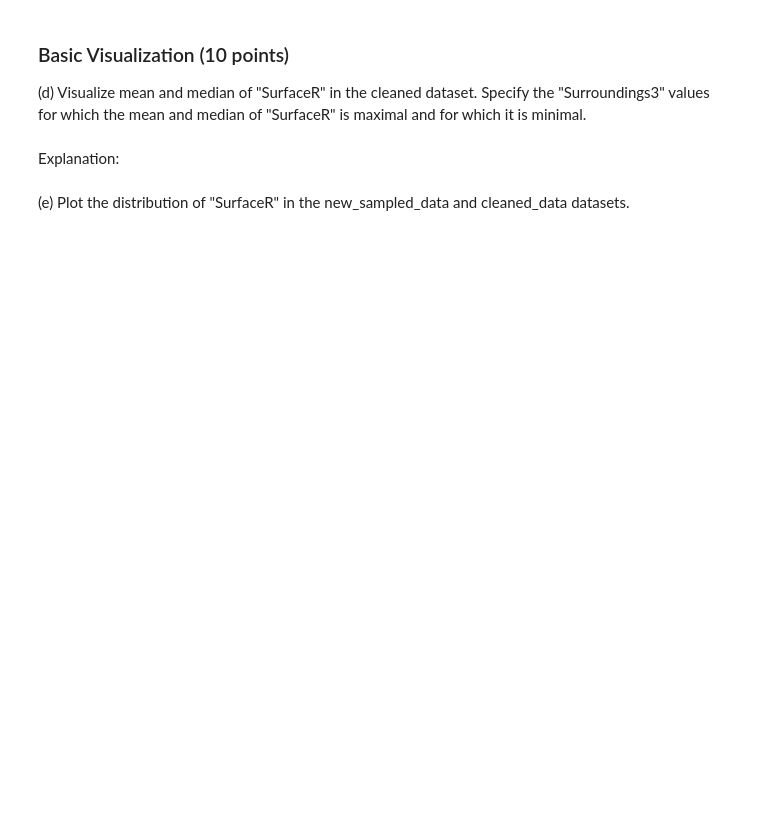
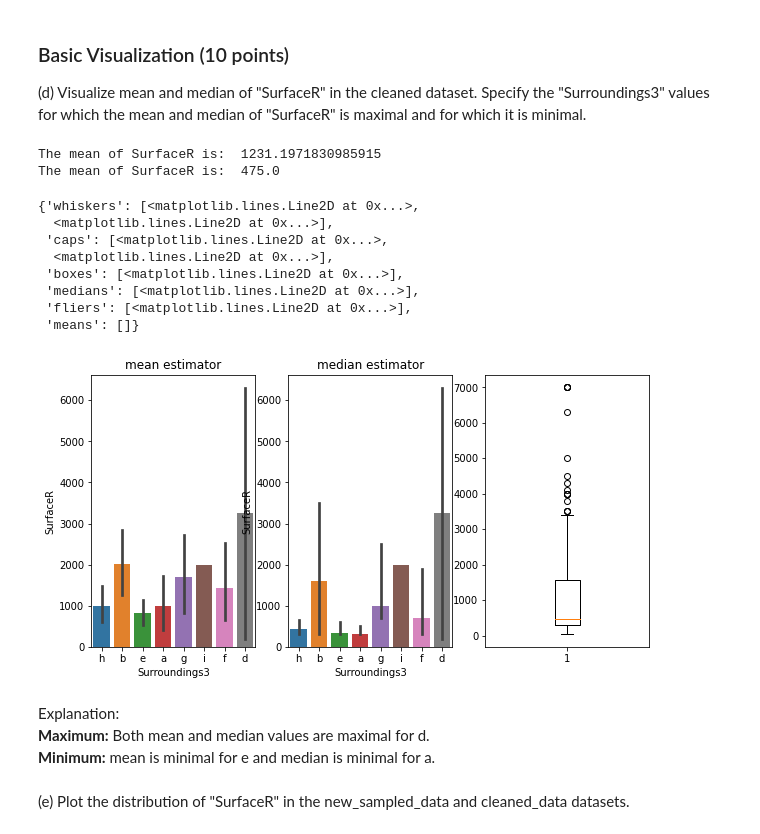
Before and after one commit to shahid-khan/IDS_Assignment_1, a Jupyter notebook: assignment 1.ipynb, the cells around one changed output. Saved outputs shown, nothing was run; the diff lists cells and outputs as text; code cells hidden in the pictures; blank space fills up the shorter version.

```diff
--- a/assignment 1.ipynb
+++ b/assignment 1.ipynb
@@ -67,4 +122,29 @@ Explanation:
-# %% [markdown]
-Explanation:
+# %%
+import seaborn as sns
+fig, axes = plt.subplots(1, 3,figsize=(10,5))
+print("The mean of SurfaceR is: ",np.mean(cleaned_data['SurfaceR']))
+print("The mean of SurfaceR is: ", np.median(cleaned_data['SurfaceR']))
+sns.barplot(ax=axes[0],x="Surroundings3", y = "SurfaceR", data = cleaned_data, estimator=np.mean)
+sns.barplot(ax=axes[1],x="Surroundings3", y = "SurfaceR", data = cleaned_data, estimator=np.median)
+axes[0].set_title("mean estimator")
+axes[1].set_title("median estimator")
+
+axes[2].boxplot(cleaned_data['SurfaceR'])
+# %% [output]
+The mean of SurfaceR is:  1231.1971830985915
+The mean of SurfaceR is:  475.0
+{'whiskers': [<matplotlib.lines.Line2D at 0x...>,
+  <matplotlib.lines.Line2D at 0x...>],
+ 'caps': [<matplotlib.lines.Line2D at 0x...>,
+  <matplotlib.lines.Line2D at 0x...>],
+ 'boxes': [<matplotlib.lines.Line2D at 0x...>],
+ 'medians': [<matplotlib.lines.Line2D at 0x...>],
+ 'fliers': [<matplotlib.lines.Line2D at 0x...>],
+ 'means': []}
+[figure, added]
+# %% [markdown]
+Explanation:\
+<b>Maximum:</b> Both mean and median values are maximal for d.\
+<b>Minimum:</b> mean is minimal for e and median is minimal for a.
 # %% [markdown]
    (e) Plot the distribution of "SurfaceR" in the new_sampled_data and cleaned_data datasets.
```
Also changed, not shown: parts of 20 cells of this notebook, 4 other files.
